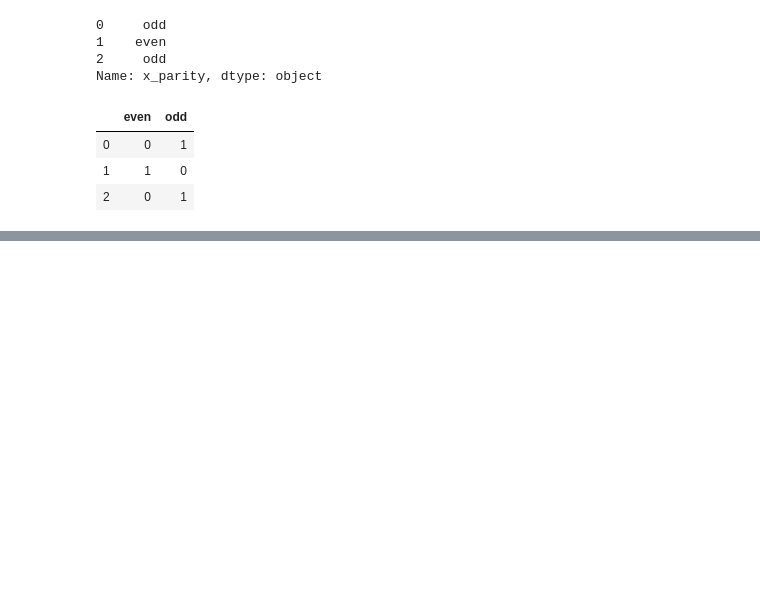
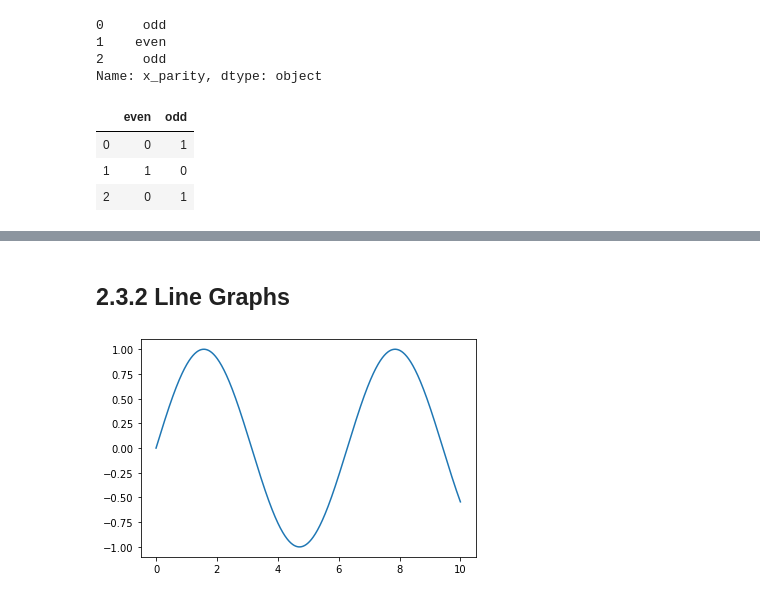
Before and after one commit to PacktWorkshops/The-Statistics-and-Calculus-with-Python-Workshop, a Jupyter notebook: Chapter02/Code Samples.ipynb, the cells around one changed output, grey strips where cells are left out. Saved outputs shown, nothing was run; the diff lists cells and outputs as text; code cells hidden in the pictures; blank space fills up the shorter version.

```diff
--- a/Chapter02/Code Samples.ipynb
+++ b/Chapter02/Code Samples.ipynb
@@ -325,0 +348,12 @@ pd.get_dummies(df['x_parity'])
+# %% [markdown]
+## 2.3.2 Line Graphs
+# %%
+import numpy as np
+
+x = np.linspace(0, 10, 1000)
+y = np.sin(x)
+
+plt.plot(x, y)
+plt.show()
+# %% [output]
+[figure, added]
```
Also changed, not shown: parts of 23 cells of this notebook, 3 other files.
